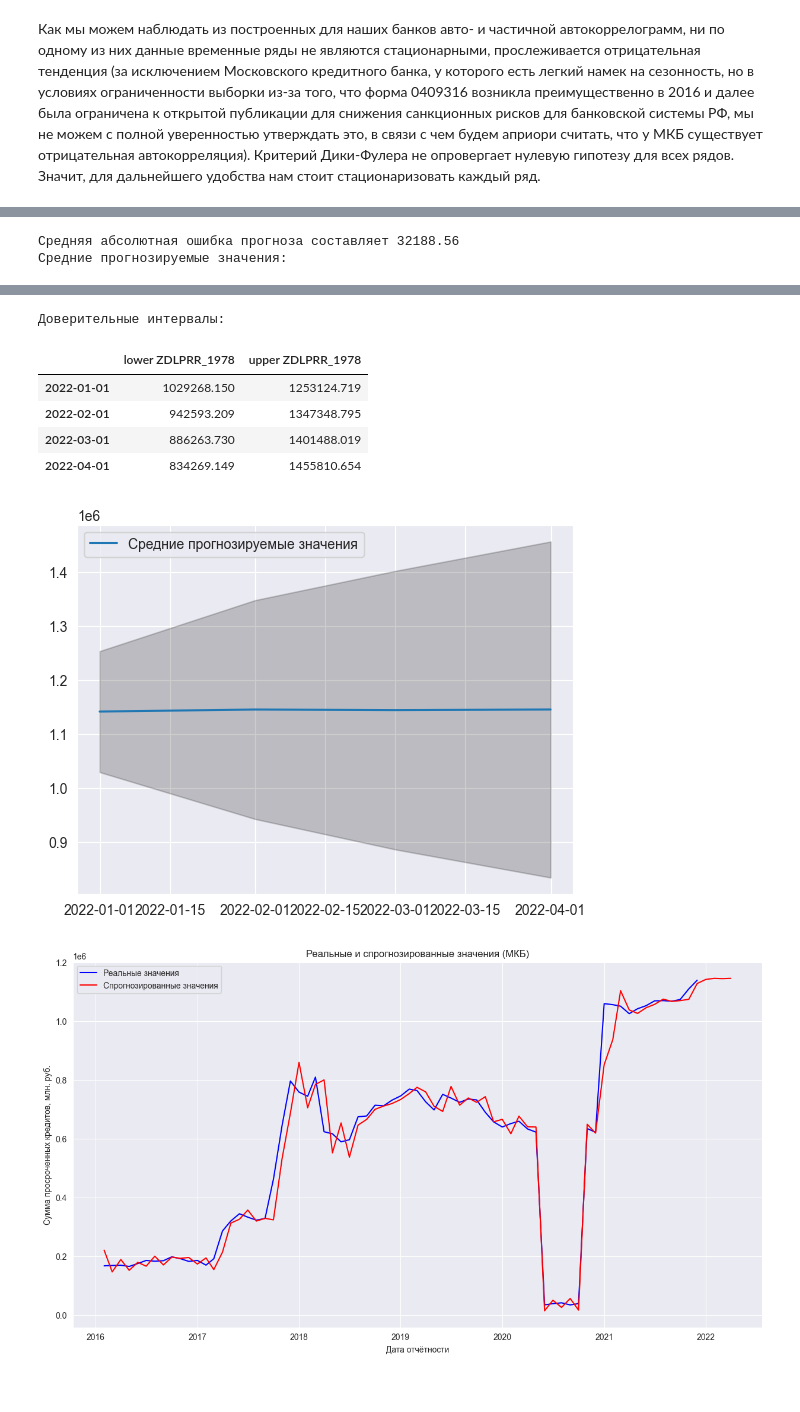
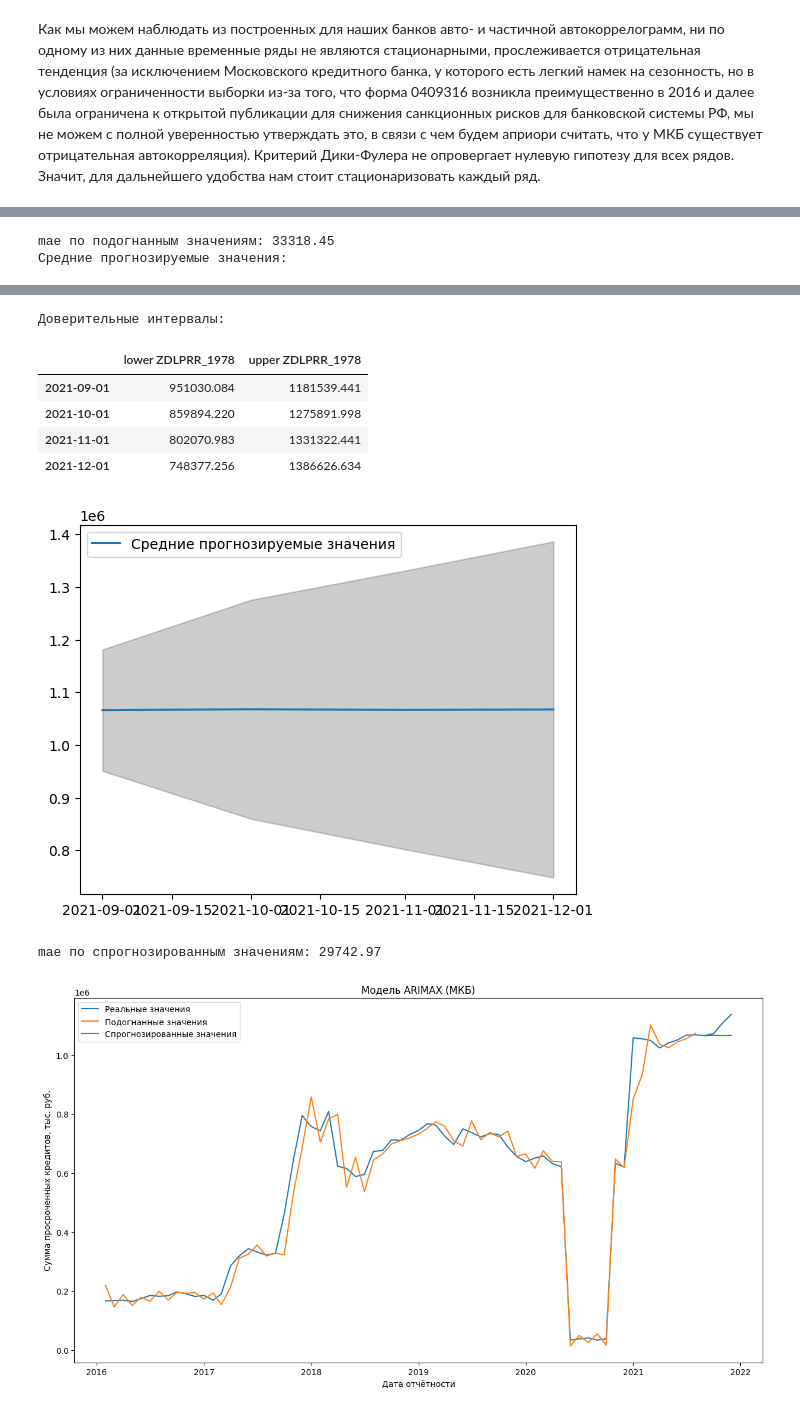
Before and after one commit to JarlPenguin/anomaly_analysis_2025, a Jupyter notebook: analysis.ipynb, the cells around one changed output, grey strips where cells are left out. Saved outputs shown, nothing was run; the diff lists cells and outputs as text; code cells hidden in the pictures.

```diff
--- a/analysis.ipynb
+++ b/analysis.ipynb
@@ -12,3 +11,0 @@ import seaborn as sns
-# %%
-df = pd.read_csv("https://raw.githubusercontent.com/JarlPenguin/anomalies_analysis_2025/refs/heads/main/data/PI_316201901.csv", low_memory=False)
-df = df[df["REGN"] == 2209] # Сбербанк
@@ -60,4 +12,5 @@ np.float64(3665854.37879)
 # %%
+# Функция для парсинга данных для конкретного банка
 def get_ZDLPRR(regn: int, remote=True) -> pd.DataFrame:
     df = pd.DataFrame(index=pd.date_range(start="20160101", end="20211201", freq="MS"))
     for year in np.arange(2016, 2022):
@@ -96,4 +49,5 @@ def get_ZDLPRR(regn: int, remote=True) -> pd.DataFrame:
             overdue_sum = df_data[df_data["TIP"] == tip]["ZDLPRR"].sum()
             date = str(year) + str(month) + "01"
             df.at[date, f"ZDLPRR_{regn}"] = overdue_sum
+    df.index.name = "Дата"
     return df
@@ -529,35 +414,35 @@ plt.show()
 # %%
-st_pred = results_mkb.get_prediction(start=pd.to_datetime(str(mkb_ZDLPRR_exog.index[1])), dynamic=False)
-forecast_values = st_pred.predicted_mean
-actual_values = mkb_ZDLPRR_exog["ZDLPRR_1978"][1:]
-print('Средняя абсолютная ошибка прогноза составляет {}'.format(round(mean_absolute_error(forecast_values, actual_values), 2)))
-
-pred_future = results_mkb.get_forecast(steps=4, exog=[[0, 0, 0, 0], [0, 0, 0, 0]])
-
+# Построение модели ARIMAX для МКБ
+mkb_ZDLPRR_exog = mkb_ZDLPRR.copy()
+mkb_ZDLPRR_exog["anomaly_1"] = np.float64((mkb_ZDLPRR_exog.index >= "2020-06-01") & (mkb_ZDLPRR_exog.index <= "2020-10-01"))
+mkb_ZDLPRR_exog["anomaly_2"] = np.float64(mkb_ZDLPRR_exog.index == "2021-01-01")
+model_mkb = SARIMAX(mkb_ZDLPRR_exog["ZDLPRR_1978"][:-4], exog=mkb_ZDLPRR_exog[["anomaly_1", "anomaly_2"]][:-4], order=(2, 1, 2))
+results_mkb = model_mkb.fit()
+results_mkb.plot_diagnostics(figsize=(12, 8))
+plt.show()
+st_pred_mkb = results_mkb.get_prediction(start=pd.to_datetime(str(mkb_ZDLPRR_exog.index[1])), dynamic=False)
+forecast_values_mkb = st_pred_mkb.predicted_mean
+actual_values_mkb = mkb_ZDLPRR_exog["ZDLPRR_1978"][1:]
+print('mae по подогнанным значениям: {}'.format(round(mean_absolute_error(forecast_values_mkb, actual_values_mkb[:-4]), 2)))
+pred_future_mkb = results_mkb.get_forecast(steps=4, exog=[[0, 0, 0, 0], [0, 0, 0, 0]])
 print('Средние прогнозируемые значения:')
-display(np.round(pred_future.predicted_mean.to_frame(), 2))
-
+display(np.round(pred_future_mkb.predicted_mean.to_frame(), 2))
 print('Доверительные интервалы:')
-display(np.round(pred_future.conf_int(), 3))
-
-fig = plt.figure()
-plt.plot(pred_future.predicted_mean, label='Средние прогнозируемые значения')
-plt.fill_between(pred_future.conf_int().index,
-                 pred_future.conf_int().iloc[:, 0],
-                 pred_future.conf_int().iloc[:, 1], color='k', alpha=.2)
+display(np.round(pred_future_mkb.conf_int(), 3))
+plt.plot(pred_future_mkb.predicted_mean, label='Средние прогнозируемые значения')
+plt.fill_between(pred_future_mkb.conf_int().index,
+                 pred_future_mkb.conf_int().iloc[:, 0],
+                 pred_future_mkb.conf_int().iloc[:, 1], color='k', alpha=.2)
 plt.legend()
 plt.show()
-
+print('mae по спрогнозированным значениям: {}'.format(round(mean_absolute_error(pred_future_mkb.predicted_mean, actual_values_mkb[-4:]), 2)))
 plt.figure(figsize=(15,8))
-
-plt.plot(actual_values, label='Реальные значения', color='blue')
-
-plt.plot(pd.concat([forecast_values, pred_future.predicted_mean]), label='Спрогнозированные значения', color='red')
-
-plt.title('Реальные и cпрогнозированные значения (МКБ)')
+plt.plot(actual_values_mkb, label='Реальные значения')
+plt.plot(forecast_values_mkb, label='Подогнанные значения')
+plt.plot(pred_future_mkb.predicted_mean, label='Спрогнозированные значения')
+plt.title('Модель ARIMAX (МКБ)')
 plt.xlabel('Дата отчётности')
-plt.ylabel('Сумма просроченных кредитов, млн. руб.')
+plt.ylabel('Сумма просроченных кредитов, тыс. руб.')
 plt.legend()
-
 plt.show()
 # %% [output]
@@ -564,3 +450,3 @@ plt.show()
-Средняя абсолютная ошибка прогноза составляет 32188.56
+mae по подогнанным значениям: 33318.45
 Средние прогнозируемые значения:
 |  | predicted_mean |
@@ -571,8 +457,9 @@ plt.show()
 Доверительные интервалы:
 |  | lower ZDLPRR_1978 | upper ZDLPRR_1978 |
-| 2022-01-01 | 1029268.150 | 1253124.719 |
-| 2022-02-01 | 942593.209 | 1347348.795 |
-| 2022-03-01 | 886263.730 | 1401488.019 |
-| 2022-04-01 | 834269.149 | 1455810.654 |
+| 2021-09-01 | 951030.084 | 1181539.441 |
+| 2021-10-01 | 859894.220 | 1275891.998 |
+| 2021-11-01 | 802070.983 | 1331322.441 |
+| 2021-12-01 | 748377.256 | 1386626.634 |
-[figure, old version]
-[figure, old version]
+[figure, new version]
+mae по спрогнозированным значениям: 29742.97
+[figure, added]
```
Also changed, not shown: parts of 51 cells of this notebook.
